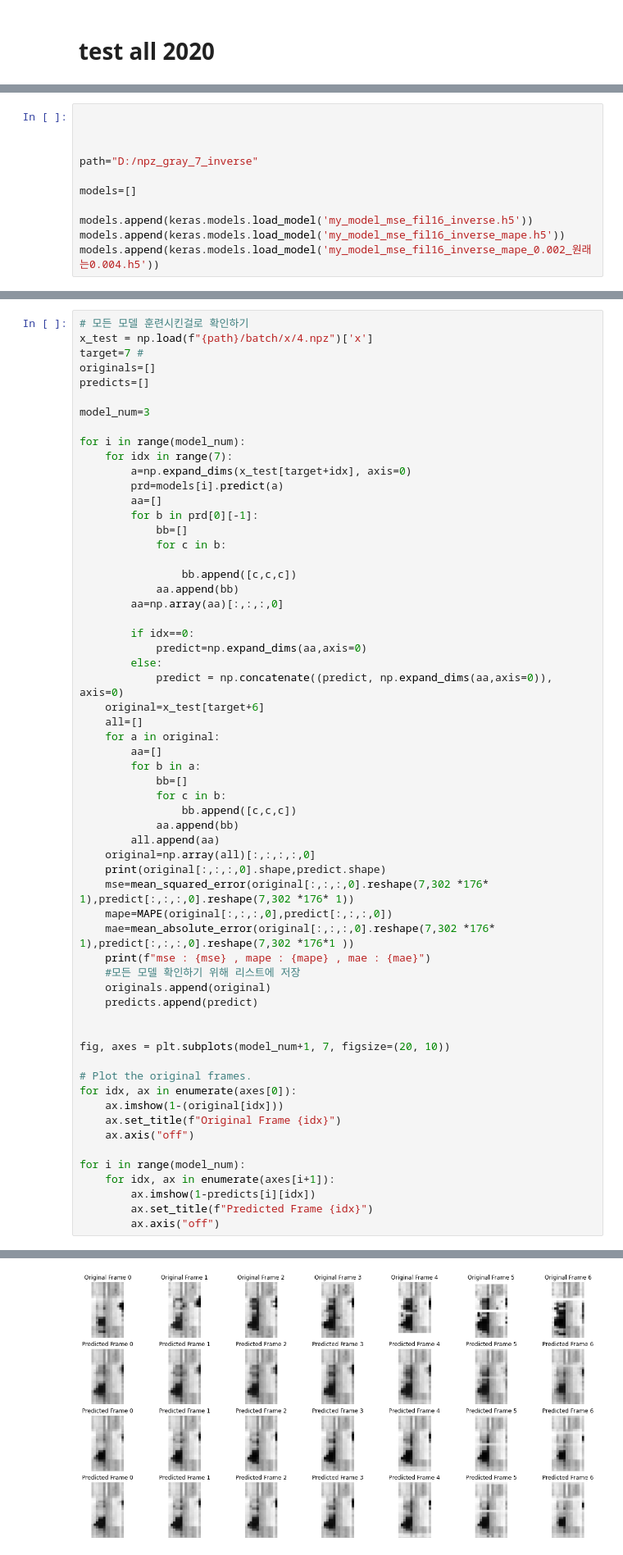
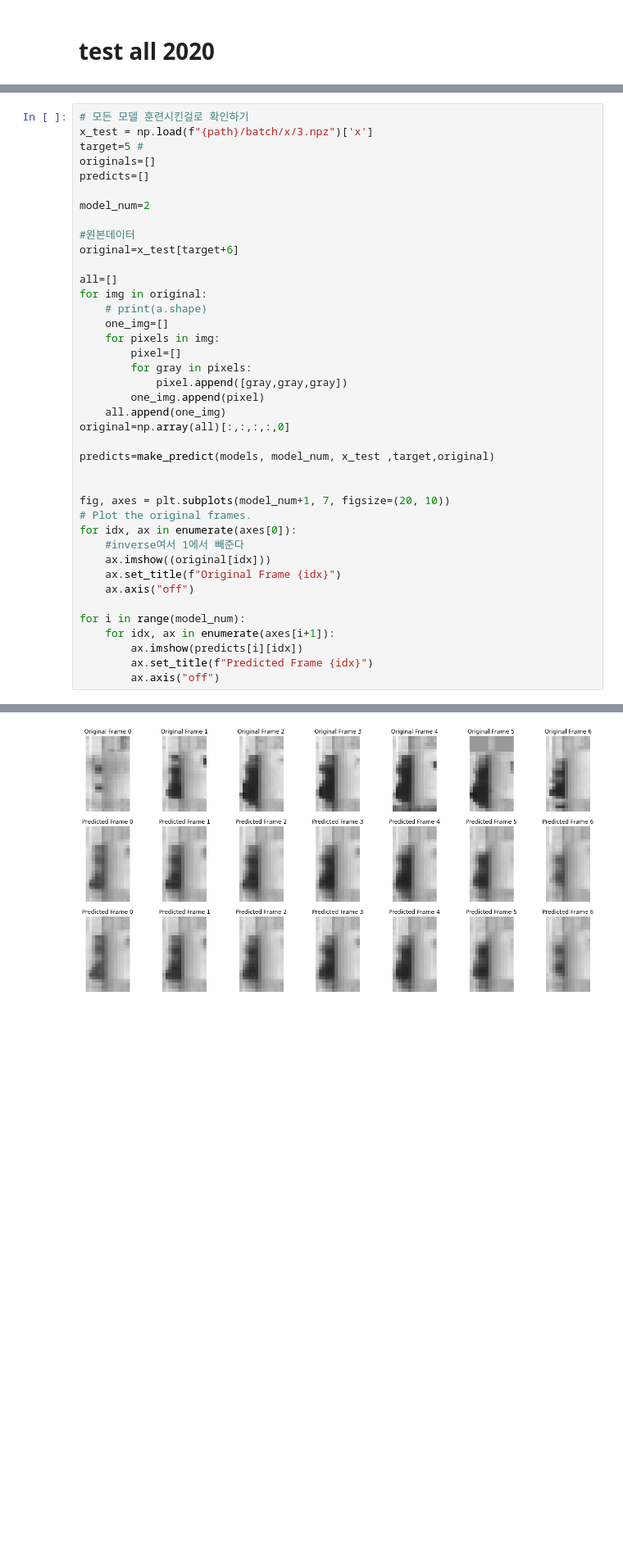
Before and after one commit to Mo0nl19ht/highway_traffic_prediction_in_Korea, a Jupyter notebook: check.ipynb, the cells around one changed output, grey strips where cells are left out. Shown at 82% size. Drawn from its saved outputs; the diff is of its cells as text; blank space fills up the shorter version.

```diff
--- a/check.ipynb
+++ b/check.ipynb
@@ -56,11 +172,0 @@ models.append(keras.models.load_model('my_model_mse_1103_gray_batch16_win7_fil16
-# %%
-
-
-
-path="D:/npz_gray_7_inverse"
-
-models=[]
-
-models.append(keras.models.load_model('my_model_mse_fil16_inverse.h5'))
-models.append(keras.models.load_model('my_model_mse_fil16_inverse_mape.h5'))
-models.append(keras.models.load_model('my_model_mse_fil16_inverse_mape_0.002_원래는0.004.h5'))
@@ -131,61 +173,41 @@ def show(x_test,target,idx,model):
 # %%
 # 모든 모델 훈련시킨걸로 확인하기
-x_test = np.load(f"{path}/batch/x/4.npz")['x']
-target=7 #
+x_test = np.load(f"{path}/batch/x/3.npz")['x']
+target=5 #
 originals=[]
 predicts=[]
 
-model_num=3
+model_num=2
 
-for i in range(model_num):
-    for idx in range(7):
-        a=np.expand_dims(x_test[target+idx], axis=0)
-        prd=models[i].predict(a)
-        aa=[]
-        for b in prd[0][-1]:
-            bb=[]
-            for c in b:
+#원본데이터
+original=x_test[target+6]
 
-                bb.append([c,c,c])
-            aa.append(bb)
-        aa=np.array(aa)[:,:,:,0]
+all=[]
+for img in original:
+    # print(a.shape)
+    one_img=[]
+    for pixels in img:
+        pixel=[]
+        for gray in pixels:
+            pixel.append([gray,gray,gray])
+        one_img.append(pixel)
+    all.append(one_img)
+original=np.array(all)[:,:,:,:,0]
 
-        if idx==0:
-            predict=np.expand_dims(aa,axis=0)
-        else:
-            predict = np.concatenate((predict, np.expand_dims(aa,axis=0)), axis=0)
-    original=x_test[target+6]
-    all=[]
-    for a in original:
-        aa=[]
-        for b in a:
-            bb=[]
-            for c in b:
-                bb.append([c,c,c])
-            aa.append(bb)
-        all.append(aa)
-    original=np.array(all)[:,:,:,:,0]
-    print(original[:,:,:,0].shape,predict.shape)
-    mse=mean_squared_error(original[:,:,:,0].reshape(7,302 *176* 1),predict[:,:,:,0].reshape(7,302 *176* 1))
-    mape=MAPE(original[:,:,:,0],predict[:,:,:,0])
-    mae=mean_absolute_error(original[:,:,:,0].reshape(7,302 *176* 1),predict[:,:,:,0].reshape(7,302 *176*1 ))
-    print(f"mse : {mse} , mape : {mape} , mae : {mae}")
-    #모든 모델 확인하기 위해 리스트에 저장
-    originals.append(original)
-    predicts.append(predict)
+predicts=make_predict(models, model_num, x_test ,target,original)
 
 
 fig, axes = plt.subplots(model_num+1, 7, figsize=(20, 10))
-
 # Plot the original frames.
 for idx, ax in enumerate(axes[0]):
-    ax.imshow(1-(original[idx]))
+    #inverse여서 1에서 빼준다
+    ax.imshow((original[idx]))
     ax.set_title(f"Original Frame {idx}")
     ax.axis("off")
 
 for i in range(model_num):
     for idx, ax in enumerate(axes[i+1]):
-        ax.imshow(1-predicts[i][idx])
+        ax.imshow(predicts[i][idx])
         ax.set_title(f"Predicted Frame {idx}")
         ax.axis("off")
 # %% [output]
@@ -201,3 +229,3 @@ mse : 0.018695208345092362 , mape : 21.6984573353863 , mae : 0.06719309143180123
-[figure, old version]
+[figure, new version]
 # %%
 # 모든 모델 새로운데이터로 확인하기
```
Also changed, not shown: parts of 19 cells of this notebook, 25 other files.
